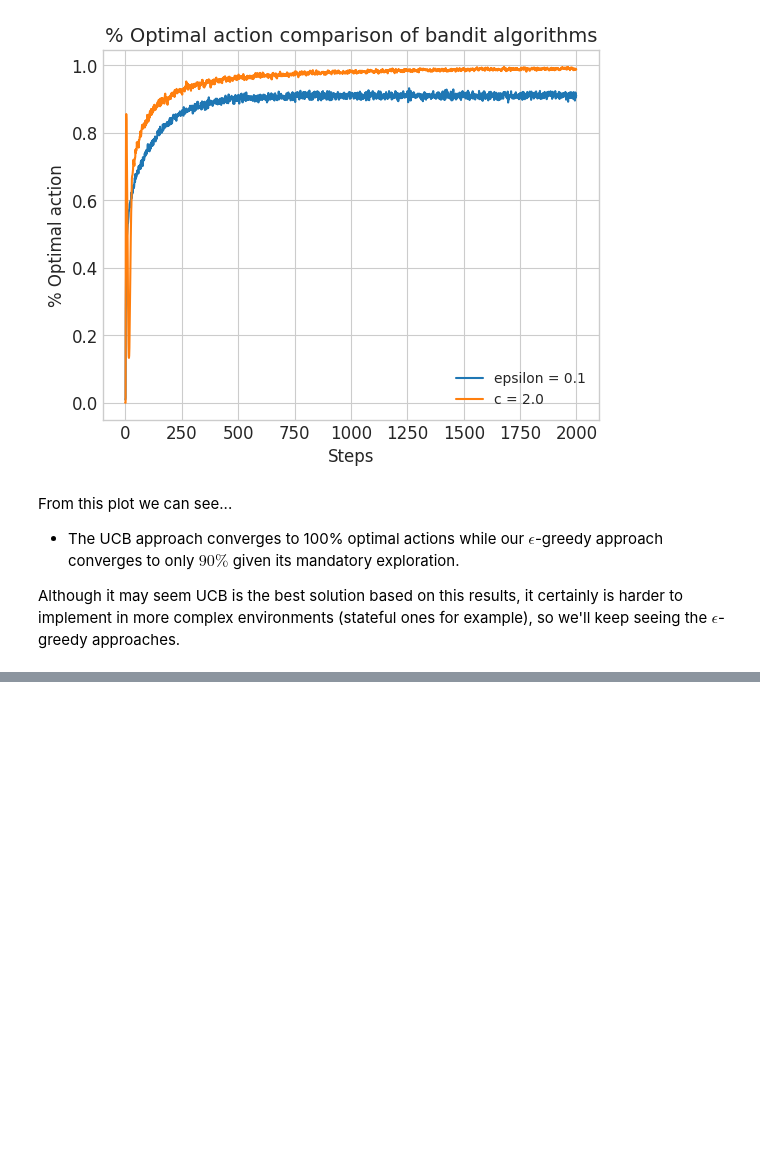
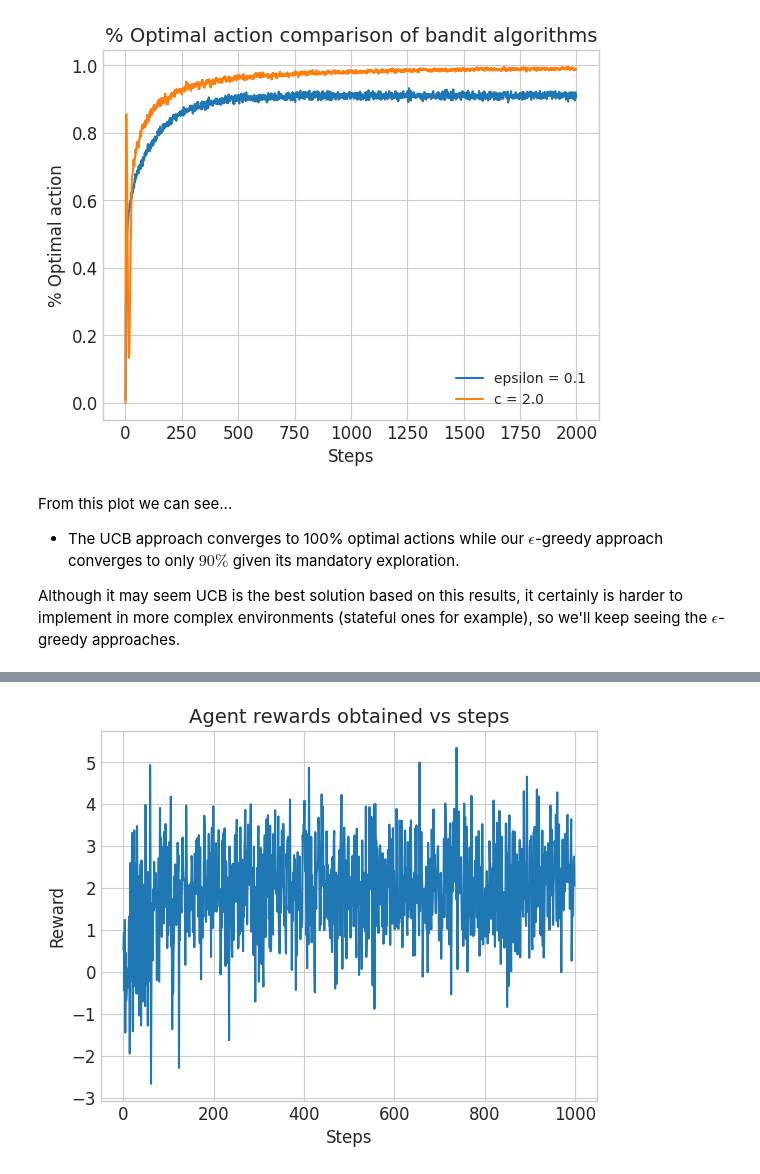
Before and after one commit to AlejandroJorge/tabular-reinforcement-learning, a Jupyter notebook: bandit.ipynb, the cells around one changed output, grey strips where cells are left out. Saved outputs shown, nothing was run; the diff lists cells and outputs as text; code cells hidden in the pictures; blank space fills up the shorter version.

Commit message:
added gradient bandits

```diff
--- a/bandit.ipynb
+++ b/bandit.ipynb
@@ -448,0 +479,43 @@ Although it may seem UCB is the best solution based on this results, it certainl
+# %%
+def gradient_bandit_algorithm(
+    bandit_means, bandit_sds, k, alpha, steps
+):
+    H = np.zeros(k)
+    avg_reward = 0
+
+    # Metrics
+    R = np.empty(steps)
+    opt_action = np.full(steps, False)
+
+    for step in range(steps):
+        exp_H = np.exp(H)
+        pi = exp_H / np.sum(exp_H)
+
+        A = np.random.choice(k, p=pi)
+
+        reward = np.random.normal(loc=bandit_means[A], scale=bandit_sds[A], size=None)
+
+        tmp_H = H[A]
+        H = H - alpha * (reward - avg_reward) * pi
+
+        H[A] = tmp_H + alpha * (reward - avg_reward) * (1 - pi[A])
+
+        avg_reward = avg_reward + (reward - avg_reward) / (step + 1)
+
+        # Metrics
+        opt_action[step] = A == optimal_bandit
+        R[step] = reward
+
+    return R, opt_action
+
+rewards, optimal_actions = gradient_bandit_algorithm(
+    bandit_means=bandit_means,
+    bandit_sds=np.full(k,1.0),
+    alpha=0.1,
+    steps=1000,
+    k=k
+)
+
+plotting.bandits.plot_bandit_rewards(rewards)
+# %% [output]
+[figure, added]
```
Also changed, not shown: parts of 8 cells of this notebook, 1 other file.
